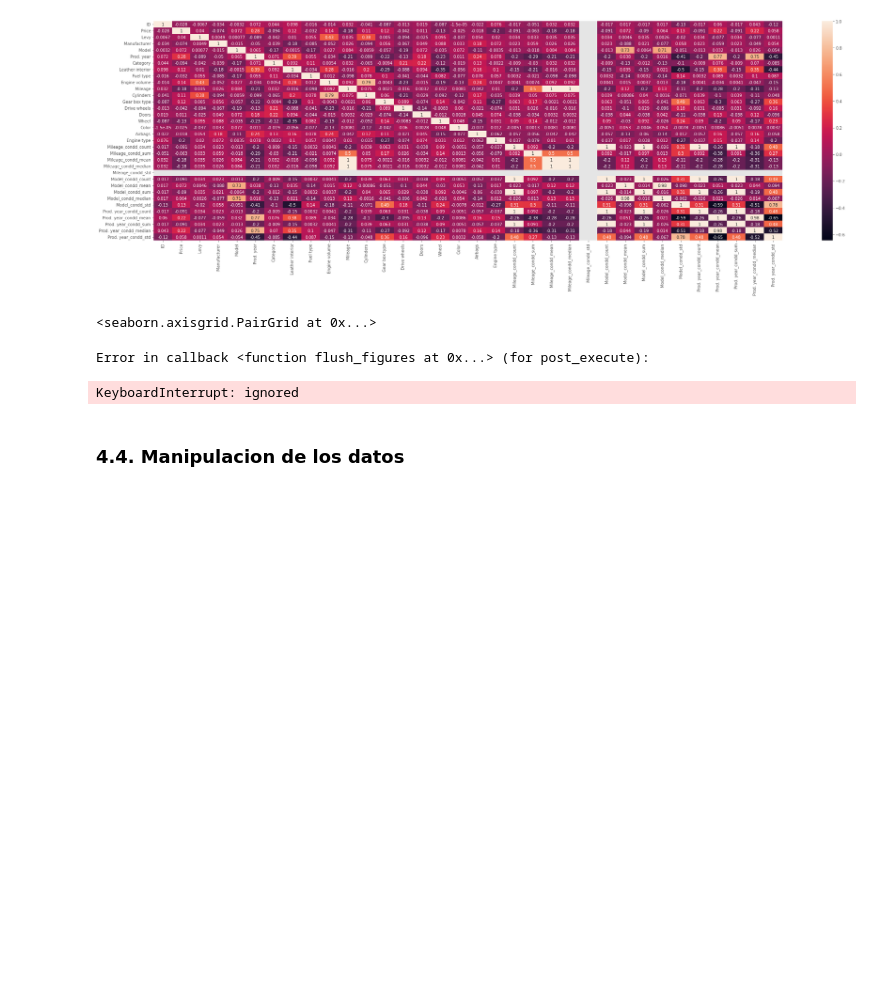
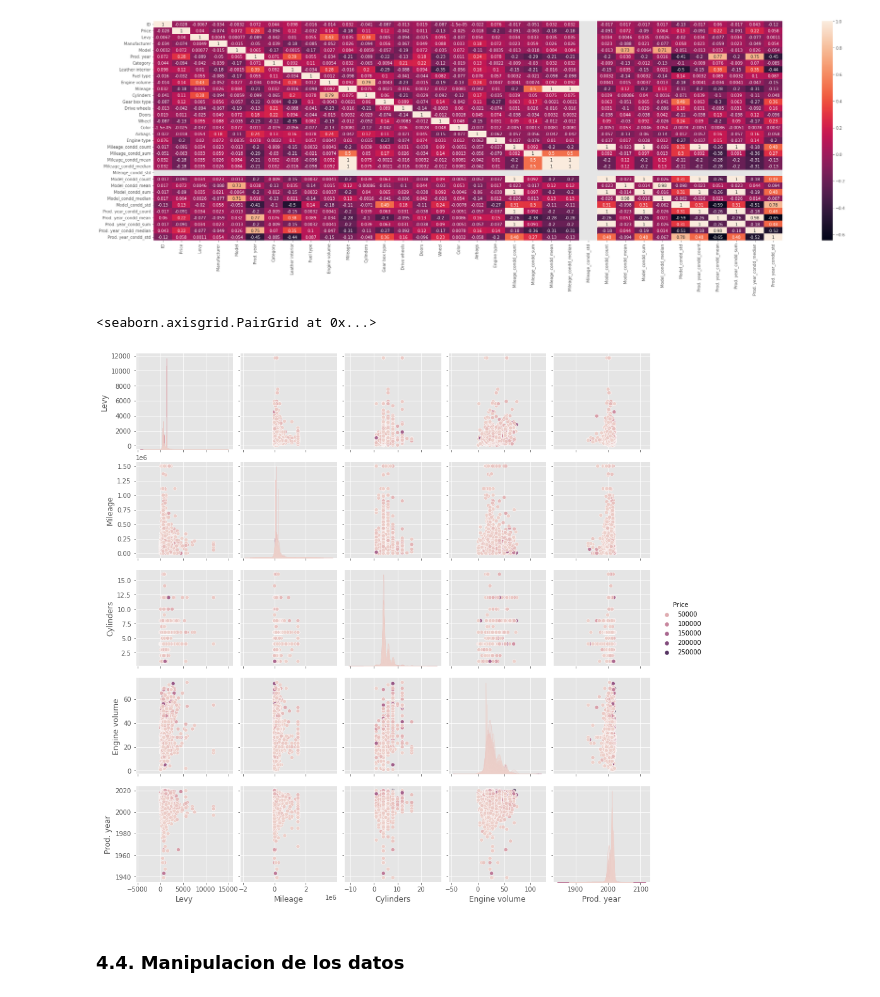
Before and after one commit to pabloadolfo24/used-car-price, a Jupyter notebook: Practica_2_Machine_Learning_Pablo_Adolfo_Jimenez_Zabalaga.ipynb, the cells around one changed output. Saved outputs shown, nothing was run; the diff lists cells and outputs as text; code cells hidden in the pictures; blank space fills up the shorter version.

```diff
--- a/Practica_2_Machine_Learning_Pablo_Adolfo_Jimenez_Zabalaga.ipynb
+++ b/Practica_2_Machine_Learning_Pablo_Adolfo_Jimenez_Zabalaga.ipynb
@@ -590,13 +602,12 @@ sns.heatmap(df_price_train.corr(), annot= True)
 # %% [output]
 <matplotlib.axes._subplots.AxesSubplot at 0x...>
 [figure]
-# %%
-#Pairplot
-sns.pairplot(df_price_train,diag_kind='kde')
-# %% [output]
-<seaborn.axisgrid.PairGrid at 0x...>
-Error in callback <function flush_figures at 0x...> (for post_execute):
-KeyboardInterrupt: ignored
+# %%
+#Pairplot
+sns.pairplot(data = df_price_train[['Levy','Mileage','Cylinders','Engine volume','Prod. year','Price']], hue = 'Price')
+# %% [output]
+<seaborn.axisgrid.PairGrid at 0x...>
+[figure, added]
 # %% [markdown]
 ### **4.4. Manipulacion de los datos**
 # %%
```
Also changed, not shown: parts of 8 cells of this notebook.
